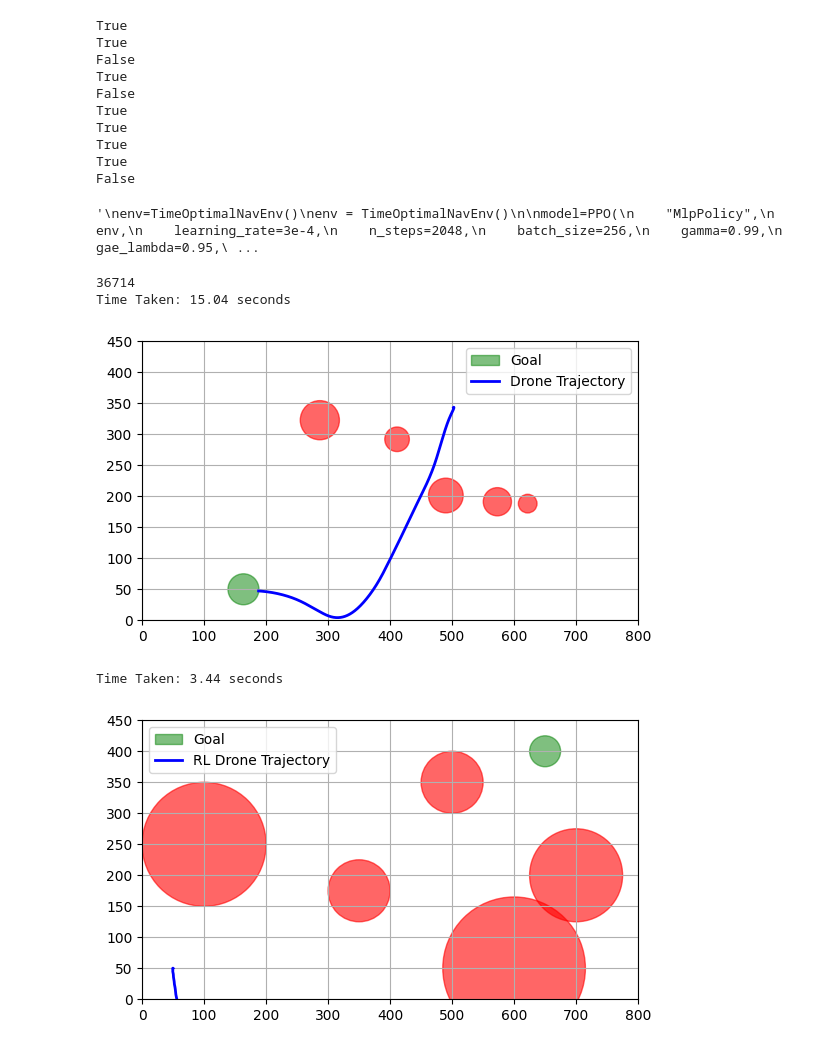
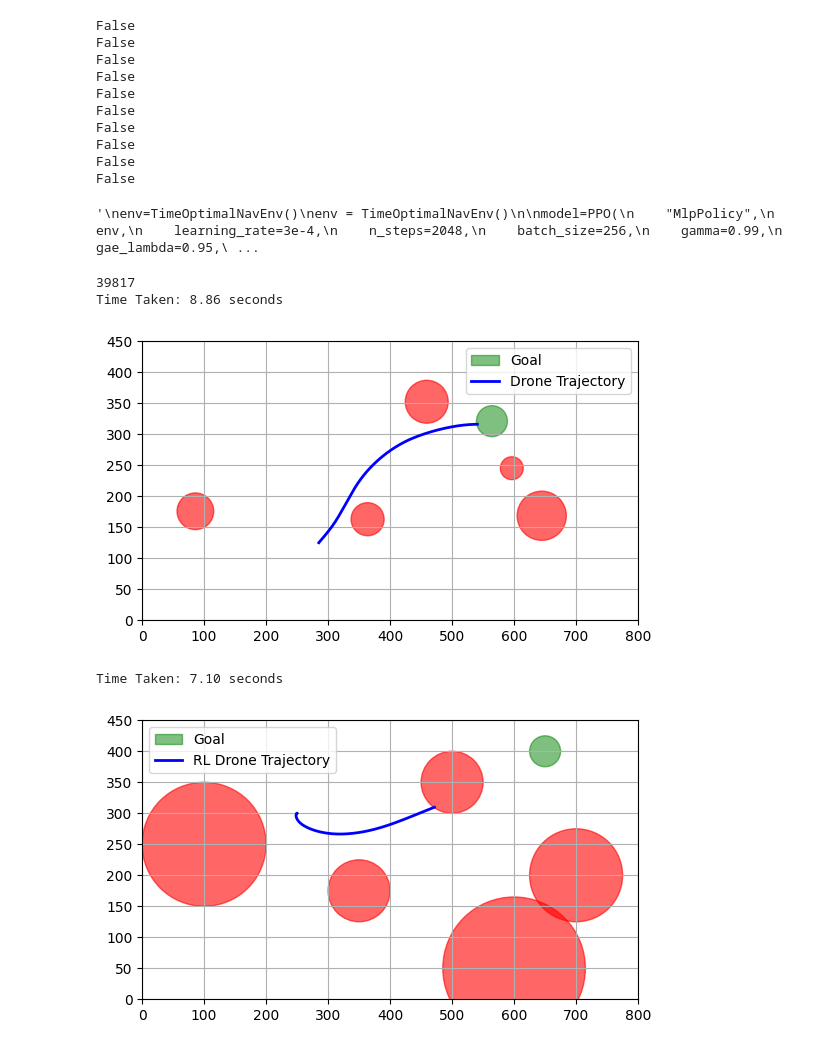
Before and after one commit to ToukoNia/Provable-Safe-RL-for-Planar-Quadcopter, a Jupyter notebook: RL Implementation/RLObstacleAgent.ipynb, the cells around one changed output. Cells and saved outputs as stored; diff of their text form; code cells hidden in the pictures.

```diff
--- a/RL Implementation/RLObstacleAgent.ipynb
+++ b/RL Implementation/RLObstacleAgent.ipynb
@@ -462,7 +445,7 @@ model = SAC(
 )
 callback = CurriculumCallback(check_freq=5000, success_threshold=0.8)
 print("Training SAC time-optimal quadrotor...")
-model.learn(total_timesteps=2_500_000, callback=callback)
+#model.learn(total_timesteps=2_500_000, callback=callback)
 # %% [output]
 Using cuda device
 Training SAC time-optimal quadrotor...
@@ -496,14 +463,14 @@ for _ in range(10):
         done = done or trunc
     print(info["is_success"])
 # %% [output]
-True
-True
 False
-True
 False
-True
-True
-True
-True
 False
+False
+False
+False
+False
+False
+False
+False
 # %%
@@ -529,10 +496,12 @@ model.learn(total_timesteps=400000)
 '''
 # %% [output]
 '\nenv=TimeOptimalNavEnv()\nenv = TimeOptimalNavEnv()\n\nmodel=PPO(\n    "MlpPolicy",\n    env,\n    learning_rate=3e-4,\n    n_steps=2048,\n    batch_size=256,\n    gamma=0.99,\n    gae_lambda=0.95,\ ...
+# %%
+model=model.load("RLObstacleBase")
 # %%
 import random as rand
 test_env = TimeOptimalNavEnv()
-test_env.curriculum_stage = 4
+test_env.curriculum_stage = 3
 seed=np.random.randint(0,100000)
 #seed=21758
 #seed=85246
@@ -551,42 +520,42 @@ while not done:
     done = done or truncated
     path_x.append(test_env.quad.state.x)
     path_y.append(test_env.quad.state.y)
     steps+=1
 
 time_taken = steps * test_env.dt
 print(f"Time Taken: {time_taken:.2f} seconds")
 fig, ax = plt.subplots(1)
 
 # goal zone
 goal_circle = plt.Circle((test_env.goal[0], test_env.goal[1]), test_env.goal_radius,
                          color="green", alpha=0.5, label="Goal")
 ax.add_patch(goal_circle)
 
 # obstacles
 for obs in test_env.obstacles:
     circle = plt.Circle((obs.c[0], obs.c[1]), obs.r, color="red", alpha=0.6)
     ax.add_patch(circle)
 
 # trajectory
 ax.plot(path_x, path_y, 'b-', linewidth=2, label='Drone Trajectory')
 
 ax.set_aspect('equal', adjustable='box')
 ax.set_xlim(0, 800)
 ax.set_ylim(0, 450)
 
 plt.legend()
 plt.grid(True)
 plt.show()
 # %% [output]
-36714
-Time Taken: 15.04 seconds
+39817
+Time Taken: 8.86 seconds
-[figure, old version]
+[figure, new version]
 # %%
 test_env = TimeOptimalNavEnv()
 
 benchmark_options = {
     "is_benchmark": True,
-    "start": [50.0, 50.0],
+    "start": [250.0, 300.0],
     "goal": [650.0, 400.0],
     "obstacles": [
         Obstacle(100,250,100),
@@ -639,5 +608,5 @@ plt.legend()
 plt.grid(True)
 plt.show()
 # %% [output]
-Time Taken: 3.44 seconds
+Time Taken: 7.10 seconds
-[figure, old version]
+[figure, new version]
```
Also changed, not shown: parts of 3 cells of this notebook, 6 other files.
